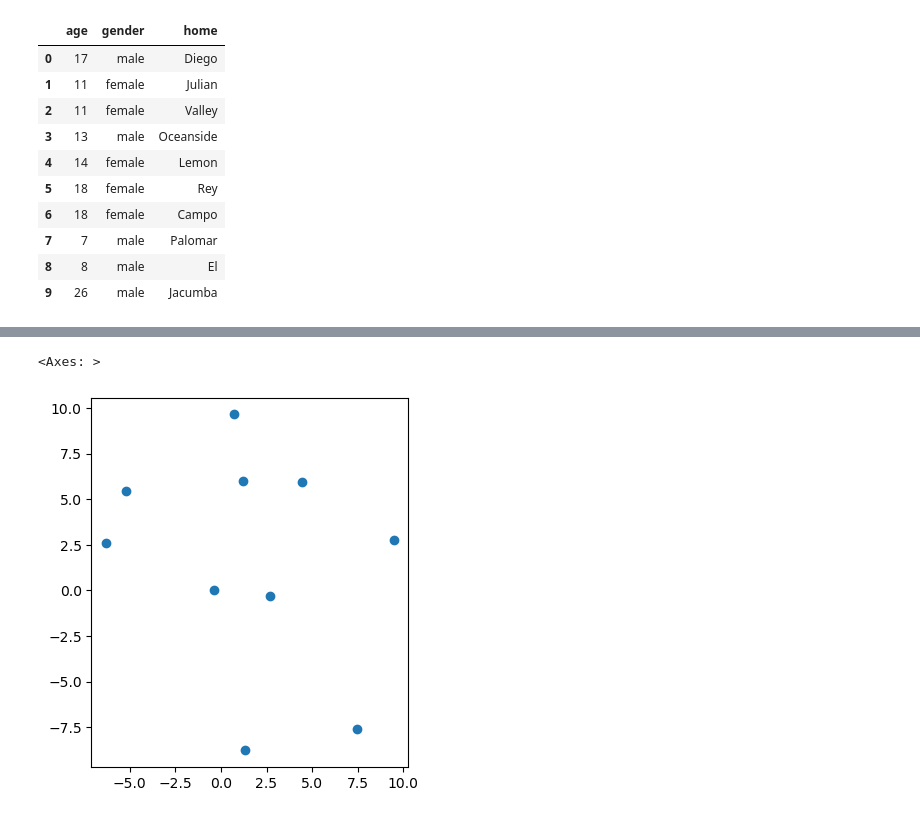
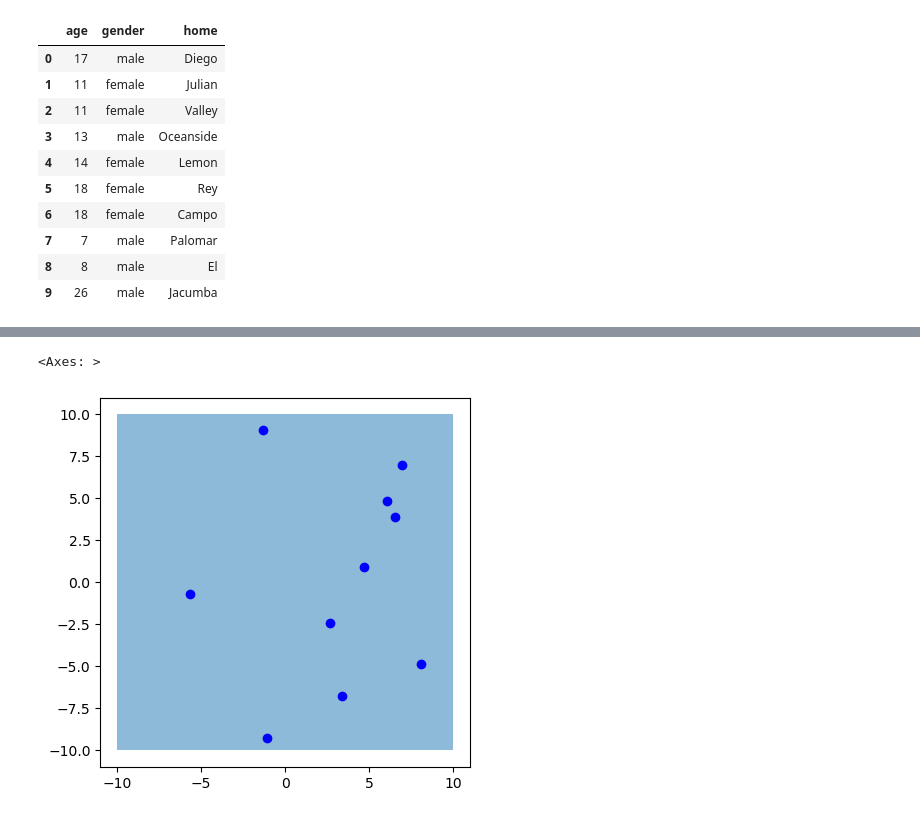
Before and after one commit to covABM/generative-geoact, a Jupyter notebook: notebooks/LanguageModelPlayround.ipynb, the cells around one changed output, grey strips where cells are left out. Cells and saved outputs as stored; diff of their text form; code cells hidden in the pictures.

```diff
--- a/notebooks/LanguageModelPlayround.ipynb
+++ b/notebooks/LanguageModelPlayround.ipynb
@@ -117,3 +190,19 @@ synthatic_background
+# %%
+def get_rating(rating_str):
+    """
+    extracts a rating from a string.
+
+    rating_str: The string to extract the rating from.
+
+    returns:
+    int: The rating extracted from the string, or None if no rating is found.
+    """
+    nums = [int(i) for i in re.findall(r'(?<![A-Za-z0-9.])[0-9](?![0-9:])', rating_str)]
+
+    if len(nums)>0:
+        return min(nums)
+    else:
+        return None
 # %%
 class Human(GeoAgent):
     '''
@@ -387,13 +600,15 @@ class NaiveModel(Model):
         self.running = True # determines if model should keep on running
         # should be specified to false when given conditions are met
 
-        self.grid = GeoSpace() # To learn more about other type of space grid, check mesa documentation
-        self.schedule = self.schedule_types[schedule_type](self) # scheduler dictates model level agent behavior, aka. step function
-        # Here we are using a BaseScheduler which computes step of the agents by order
-        # To learn more about other type of scheduler, check mesa documentation
+        self.grid = GeoSpace()
+        self.schedule = self.schedule_types[schedule_type](self)
+
         self.time_stamps = ["9:00am","10:00am","11:00am","12:00pm","1:00pm","2:00pm","3:00pm","4:00pm"]
+        self.day = 0
+        # init agents
 
-        # init agents
+        ### hard coded room agents
+        # should read school map in next udpate
         coords = ((-10, -10), (-10, 10), (10, 10), (10, -10),(-10, -10))
         room_shape = Polygon(coords)
 
@@ -433,6 +648,7 @@ class NaiveModel(Model):
         #    agent.plan = plans[i]["generated_text"]
 
 
+
     def step(self):
         '''
         step function of the model that would essentially call the step function of all agents
@@ -444,8 +660,11 @@ class NaiveModel(Model):
         #        print("Waiting for OpenAI! Sleep 1 min.")
         #        time.sleep(60)
 
+        if self.schedule.steps%len(self.time_stamps):
+            self.day += 1
+            print(self.day)
 
-        self.time = self.time_stamps[self.schedule.steps%8]
+        self.time = self.time_stamps[self.schedule.steps%len(self.time_stamps)]
         self.schedule.step()
         self.grid._recreate_rtree() # this is some history remaining issue with the mesa-geo package
         # what this does is basically update the new spatial location of the agents to the scheduler deliberately
@@ -461,6 +677,12 @@ greeted = gpd.GeoSeries(map(lambda a: a.geometry, [agent for agent in agents if
-# %%
-greeted.plot()
-# %% [output]
-<Axes: >
-[figure, removed]
+# %%
+agents = mobile_model.schedule.agents
+basemap = gpd.GeoSeries(agents[0].geometry).plot(alpha=0.5)
+greeted = gpd.GeoSeries(map(lambda a: a.geometry, [agent for agent in agents[1:] if agent.greeted]))
+not_greeted = gpd.GeoSeries(map(lambda a: a.geometry, [agent for agent in agents[1:]  if not agent.greeted]))
+
+greeted.plot(c="red", ax = basemap)
+not_greeted.plot(c="blue", ax = basemap)
+# %% [output]
+<Axes: >
+[figure, added]
 # %%
```
Also changed, not shown: parts of 16 cells of this notebook, 7 other files.
